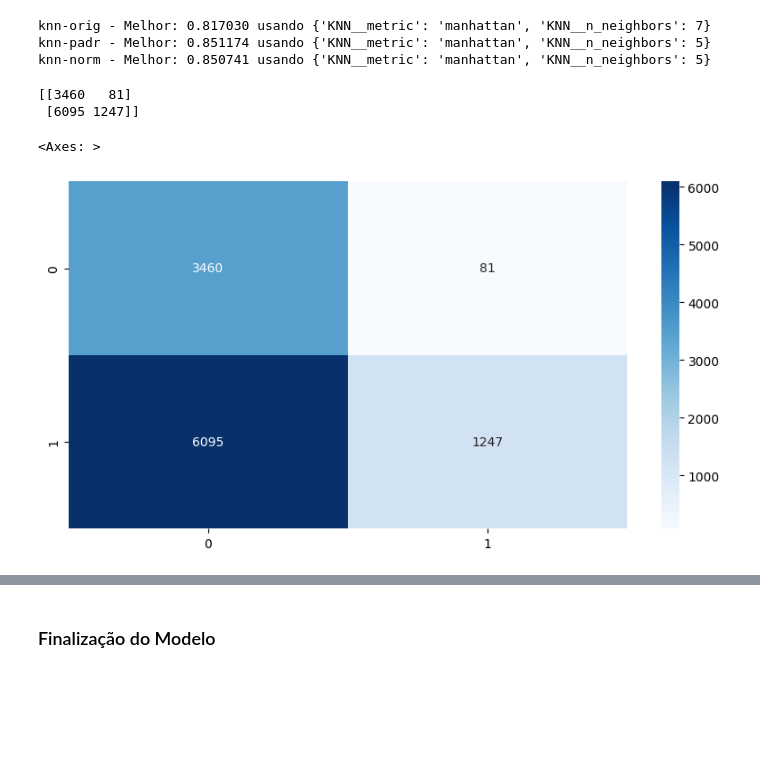
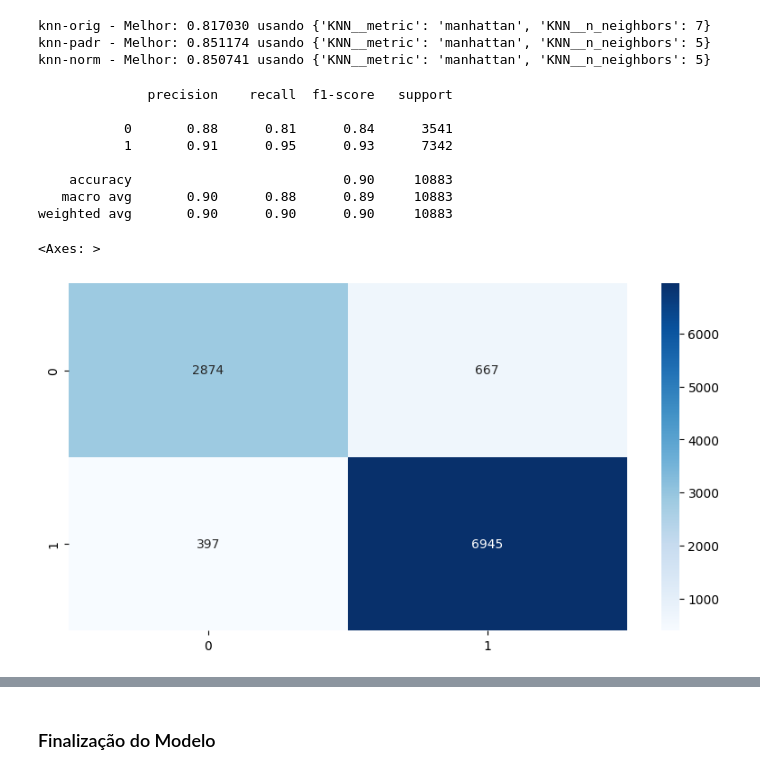
Before and after one commit to clferreira1985/PUC_RJ-Pos_Ciencia_de_Dados_e_Analytics, a Jupyter notebook: Machine_Learning/MVP_Hotel_Reservations_Dataset.ipynb, the cells around one changed output, grey strips where cells are left out. Cells and saved outputs as stored; diff of their text form; code cells hidden in the pictures; blank space fills up the shorter version.

```diff
--- a/Machine_Learning/MVP_Hotel_Reservations_Dataset.ipynb
+++ b/Machine_Learning/MVP_Hotel_Reservations_Dataset.ipynb
@@ -503,21 +487,23 @@ knn-orig - Melhor: 0.817030 usando {'KNN__metric': 'manhattan', 'KNN__n_neighbor
 knn-padr - Melhor: 0.851174 usando {'KNN__metric': 'manhattan', 'KNN__n_neighbors': 5}
 knn-norm - Melhor: 0.850741 usando {'KNN__metric': 'manhattan', 'KNN__n_neighbors': 5}
 # %%
-rfc = RandomForestClassifier(max_depth=None, min_samples_split=2, n_estimators=200)
-scaler = StandardScaler()
+#decidi utilizar o rf-orig
+rfc = RandomForestClassifier(max_depth=None, min_samples_split=2, n_estimators=100)
 
-X_train_scaler = scaler.fit_transform(X_train)
-X_test_scaler = scaler.fit_transform(X_test)
-
-rfc.fit(X_train_scaler  ,y_train)
+rfc.fit(X_train, y_train)
 predictions = rfc.predict(X_test)
 Confusion_Matrix = confusion_matrix(y_test, predictions)
-print(Confusion_Matrix)
-
+print(classification_report(y_test,predictions))
 plt.figure(figsize=(10,5))
 sns.heatmap(Confusion_Matrix, annot=True, fmt='.0f', cmap='Blues')
 # %% [output]
-[[3460   81]
- [6095 1247]]
+              precision    recall  f1-score   support
+
+           0       0.88      0.81      0.84      3541
+           1       0.91      0.95      0.93      7342
+
+    accuracy                           0.90     10883
+   macro avg       0.90      0.88      0.89     10883
+weighted avg       0.90      0.90      0.90     10883
 <Axes: >
-[figure, old version]
+[figure, new version]
```
Also changed, not shown: parts of 11 cells of this notebook.
